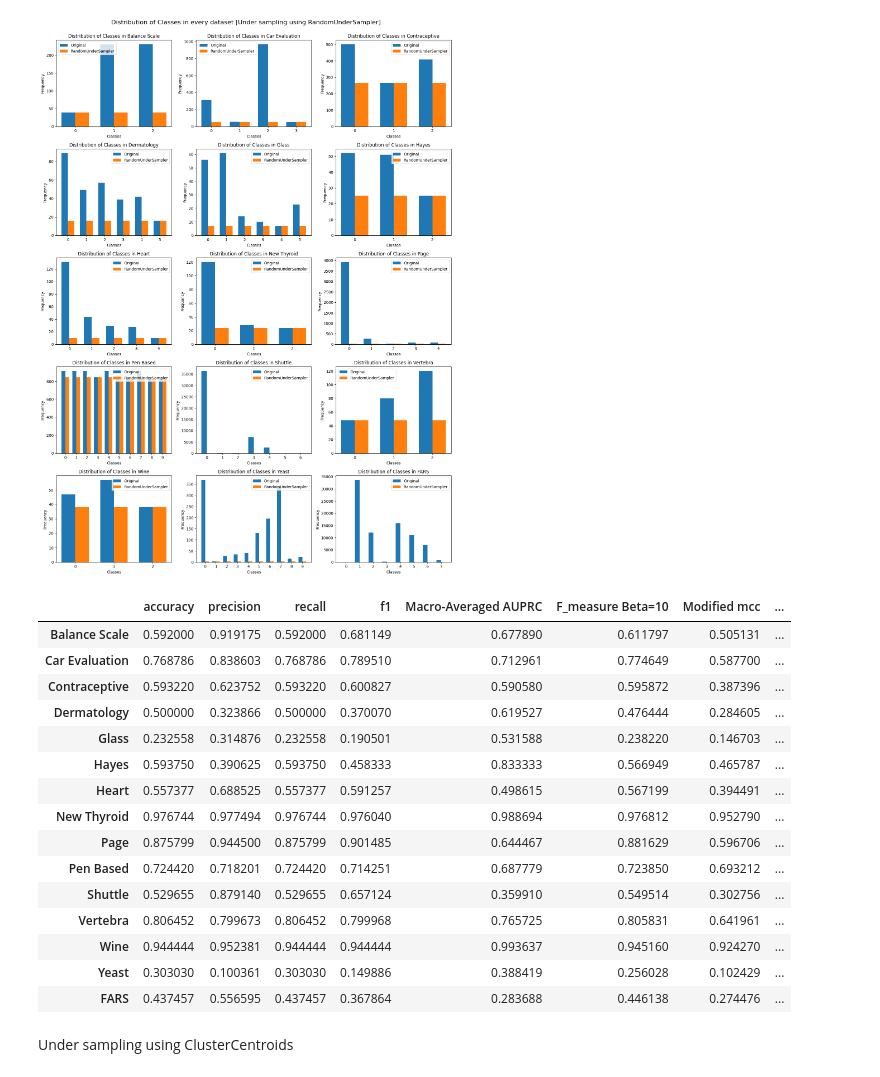
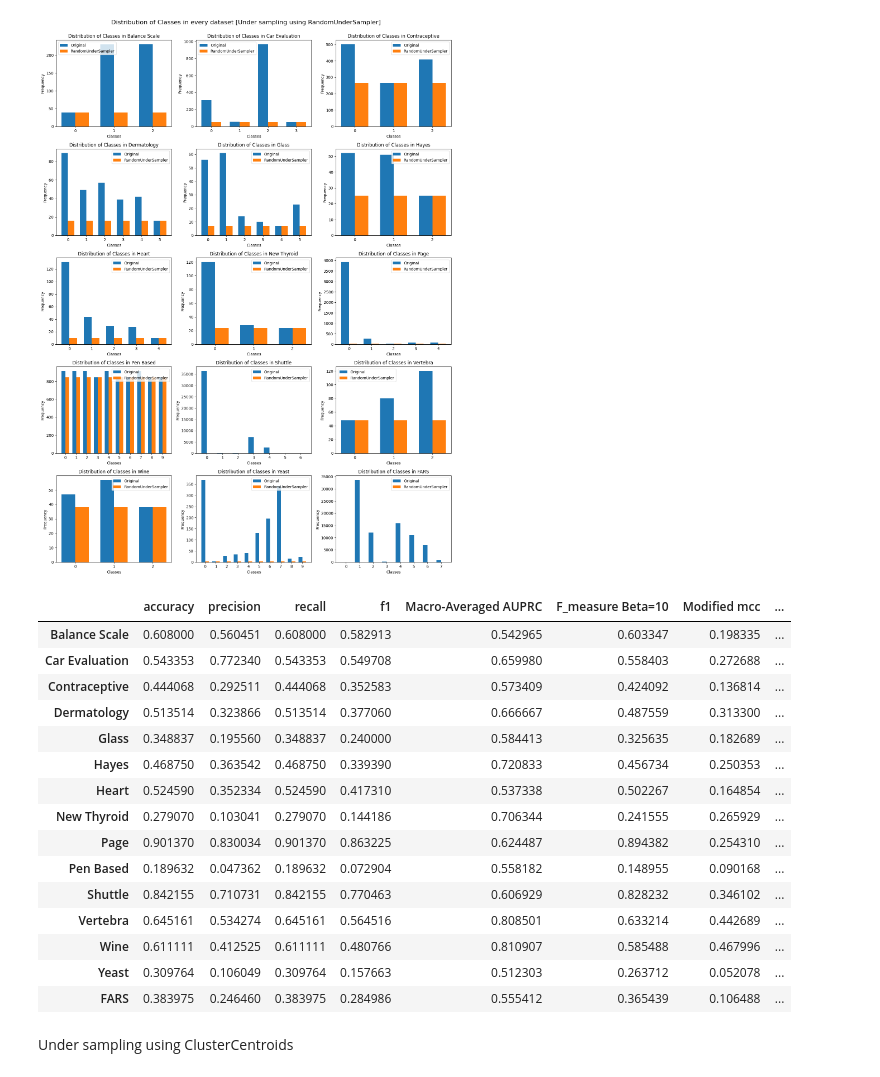
Before and after one commit to fokrey/ML-Project-Skoltech-2024-, a Jupyter notebook: resampled.ipynb, the cells around one changed output. Saved outputs shown, nothing was run; the diff lists cells and outputs as text; code cells hidden in the pictures.

```diff
--- a/resampled.ipynb
+++ b/resampled.ipynb
@@ -124,38 +124,3 @@ plt.show()
 # Resampling
 # %% [markdown]
 ### Under sampling using TomekLinks
-# %%
-from imblearn.under_sampling import TomekLinks
-clf_score_tl_dict = {}
-# %%
-fig, axs = plt.subplots(5, 3, figsize=(15, 20), constrained_layout=True)
-for i, (X, y) in enumerate(zip(X_list, y_list)):
-    X_train, X_test, y_train, y_test = train_test_split(X, y, test_size=0.2, stratify=y, random_state=42)
-    tl = TomekLinks()
-    x_tl, y_tl = tl.fit_resample(X_train, y_train)
-    row = i // 3
-    col = i % 3
-    counts = y_train.iloc[:,0].value_counts().sort_index()
-    class_names = counts.index.tolist()
-    class_values = counts.values.tolist()
-
-    counts_re = y_tl.iloc[:,0].value_counts().sort_index()
-    class_values_re = counts_re.values.tolist()
-
-    x = np.arange(len(class_names))  # the label locations
-
-    width = 0.35  # the width of the bars
-
-    rects1 = axs[row, col].bar(x - width/2, class_values, width, label='Original')
-    rects2 = axs[row, col].bar(x + width/2, class_values_re, width, label='TomekLinks')
-
-    axs[row, col].set_xlabel('Classes')
-    axs[row, col].set_ylabel('Frequency')
-    axs[row, col].set_title(f'Distribution of Classes in {name_list[i]}')
-    axs[row, col].set_xticks(x)
-    axs[row, col].set_xticklabels(class_names)
-    axs[row, col].legend()
-
-fig.suptitle('Distribution of Classes in every dataset [Under sampling using TomekLinks]', fontsize=16, y=1)
-plt.tight_layout()
-plt.show()
@@ -268,24 +231,24 @@ for clf_name, clf in tqdm(clf_dict.items()):
                                                             'F_measure Beta=10','Modified mcc','MCC metirc','Gmean'])
     clf_score_rus_dict[clf_name] = df
 # %%
-clf_score_rus_dict['AdaBoost_SAMME']
+clf_score_rus_dict['AdaCost']
 # %% [output]
 |  | accuracy | precision | recall | f1 | Macro-Averaged AUPRC | F_measure Beta=10 | Modified mcc | ... |
-| Balance Scale | 0.592000 | 0.919175 | 0.592000 | 0.681149 | 0.677890 | 0.611797 | 0.505131 | ... |
-| Car Evaluation | 0.768786 | 0.838603 | 0.768786 | 0.789510 | 0.712961 | 0.774649 | 0.587700 | ... |
-| Contraceptive | 0.593220 | 0.623752 | 0.593220 | 0.600827 | 0.590580 | 0.595872 | 0.387396 | ... |
-| Dermatology | 0.500000 | 0.323866 | 0.500000 | 0.370070 | 0.619527 | 0.476444 | 0.284605 | ... |
-| Glass | 0.232558 | 0.314876 | 0.232558 | 0.190501 | 0.531588 | 0.238220 | 0.146703 | ... |
-| Hayes | 0.593750 | 0.390625 | 0.593750 | 0.458333 | 0.833333 | 0.566949 | 0.465787 | ... |
-| Heart | 0.557377 | 0.688525 | 0.557377 | 0.591257 | 0.498615 | 0.567199 | 0.394491 | ... |
-| New Thyroid | 0.976744 | 0.977494 | 0.976744 | 0.976040 | 0.988694 | 0.976812 | 0.952790 | ... |
-| Page | 0.875799 | 0.944500 | 0.875799 | 0.901485 | 0.644467 | 0.881629 | 0.596706 | ... |
-| Pen Based | 0.724420 | 0.718201 | 0.724420 | 0.714251 | 0.687779 | 0.723850 | 0.693212 | ... |
-| Shuttle | 0.529655 | 0.879140 | 0.529655 | 0.657124 | 0.359910 | 0.549514 | 0.302756 | ... |
-| Vertebra | 0.806452 | 0.799673 | 0.806452 | 0.799968 | 0.765725 | 0.805831 | 0.641961 | ... |
-| Wine | 0.944444 | 0.952381 | 0.944444 | 0.944444 | 0.993637 | 0.945160 | 0.924270 | ... |
-| Yeast | 0.303030 | 0.100361 | 0.303030 | 0.149886 | 0.388419 | 0.256028 | 0.102429 | ... |
-| FARS | 0.437457 | 0.556595 | 0.437457 | 0.367864 | 0.283688 | 0.446138 | 0.274476 | ... |
+| Balance Scale | 0.608000 | 0.560451 | 0.608000 | 0.582913 | 0.542965 | 0.603347 | 0.198335 | ... |
+| Car Evaluation | 0.543353 | 0.772340 | 0.543353 | 0.549708 | 0.659980 | 0.558403 | 0.272688 | ... |
+| Contraceptive | 0.444068 | 0.292511 | 0.444068 | 0.352583 | 0.573409 | 0.424092 | 0.136814 | ... |
+| Dermatology | 0.513514 | 0.323866 | 0.513514 | 0.377060 | 0.666667 | 0.487559 | 0.313300 | ... |
+| Glass | 0.348837 | 0.195560 | 0.348837 | 0.240000 | 0.584413 | 0.325635 | 0.182689 | ... |
+| Hayes | 0.468750 | 0.363542 | 0.468750 | 0.339390 | 0.720833 | 0.456734 | 0.250353 | ... |
+| Heart | 0.524590 | 0.352334 | 0.524590 | 0.417310 | 0.537338 | 0.502267 | 0.164854 | ... |
+| New Thyroid | 0.279070 | 0.103041 | 0.279070 | 0.144186 | 0.706344 | 0.241555 | 0.265929 | ... |
+| Page | 0.901370 | 0.830034 | 0.901370 | 0.863225 | 0.624487 | 0.894382 | 0.254310 | ... |
+| Pen Based | 0.189632 | 0.047362 | 0.189632 | 0.072904 | 0.558182 | 0.148955 | 0.090168 | ... |
+| Shuttle | 0.842155 | 0.710731 | 0.842155 | 0.770463 | 0.606929 | 0.828232 | 0.346102 | ... |
+| Vertebra | 0.645161 | 0.534274 | 0.645161 | 0.564516 | 0.808501 | 0.633214 | 0.442689 | ... |
+| Wine | 0.611111 | 0.412525 | 0.611111 | 0.480766 | 0.810907 | 0.585488 | 0.467996 | ... |
+| Yeast | 0.309764 | 0.106049 | 0.309764 | 0.157663 | 0.512303 | 0.263712 | 0.052078 | ... |
+| FARS | 0.383975 | 0.246460 | 0.383975 | 0.284986 | 0.555412 | 0.365439 | 0.106488 | ... |
 # %% [markdown]
 Under sampling using ClusterCentroids
 # %%
```
Also changed, not shown: parts of 1 cell of this notebook, 3 other files.
